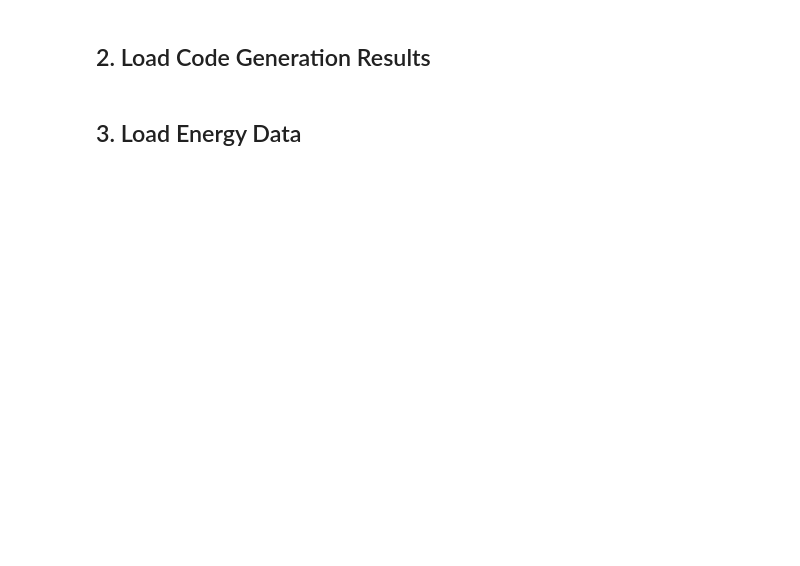
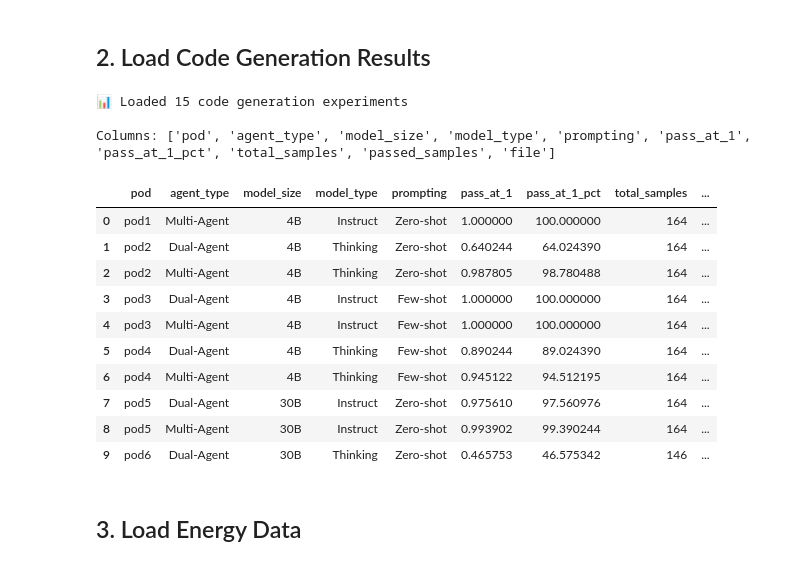
Before and after one commit to unused1/agent-green, a Jupyter notebook: notebooks/rq2_code_generation_analysis.ipynb, the cells around one changed output. Drawn from its saved outputs; the diff is of its cells as text; code cells hidden in the pictures; blank space fills up the shorter version.

```diff
--- a/notebooks/rq2_code_generation_analysis.ipynb
+++ b/notebooks/rq2_code_generation_analysis.ipynb
@@ -72,37 +76,59 @@ for pod_name, config in pod_configs.items():
     ma_files = list(pod_dir.glob('MA-code-*_evaluation.json'))
 
     for file in da_files + ma_files:
         agent_type = 'Dual-Agent' if 'DA-' in file.name else 'Multi-Agent'
 
         # Load evaluation JSON
         with open(file, 'r') as f:
             eval_data = json.load(f)
 
-        # Extract Pass@1 score
-        pass_at_1 = eval_data.get('pass@1', eval_data.get('pass_at_1', 0))
-        total_samples = eval_data.get('total_samples', eval_data.get('n', 0))
-        passed_samples = eval_data.get('passed', eval_data.get('c', 0))
+        # Extract Pass@1 score from metrics (nested structure)
+        if 'metrics' in eval_data:
+            metrics = eval_data['metrics']
+            pass_at_1 = metrics.get('pass@1', metrics.get('pass_at_1', 0))
+            total_samples = metrics.get('total_samples', metrics.get('n', 0))
+            passed_samples = metrics.get('passed_samples', metrics.get('c', 0))
+        else:
+            # Fallback to top-level (older format)
+            pass_at_1 = eval_data.get('pass@1', eval_data.get('pass_at_1', 0))
+            total_samples = eval_data.get('total_samples', eval_data.get('n', 0))
+            passed_samples = eval_data.get('passed', eval_data.get('c', 0))
 
         result = {
             'pod': pod_name,
             'agent_type': agent_type,
             'model_size': config['model_size'],
             'model_type': config['model_type'],
             'prompting': config['prompting'],
             'pass_at_1': pass_at_1,
             'pass_at_1_pct': pass_at_1 * 100,
             'total_samples': total_samples,
             'passed_samples': passed_samples,
             'file': file.name
         }
         all_results.append(result)
 
 # Create DataFrame
 df_code = pd.DataFrame(all_results)
 
 print(f"\n📊 Loaded {len(df_code)} code generation experiments")
 print(f"\nColumns: {list(df_code.columns)}")
 df_code.head(10)
+# %% [output]
+📊 Loaded 15 code generation experiments
+
+Columns: ['pod', 'agent_type', 'model_size', 'model_type', 'prompting', 'pass_at_1', 'pass_at_1_pct', 'total_samples', 'passed_samples', 'file']
+|  | pod | agent_type | model_size | model_type | prompting | pass_at_1 | pass_at_1_pct | total_samples | ... |
+| 0 | pod1 | Multi-Agent | 4B | Instruct | Zero-shot | 1.000000 | 100.000000 | 164 | ... |
+| 1 | pod2 | Dual-Agent | 4B | Thinking | Zero-shot | 0.640244 | 64.024390 | 164 | ... |
+| 2 | pod2 | Multi-Agent | 4B | Thinking | Zero-shot | 0.987805 | 98.780488 | 164 | ... |
+| 3 | pod3 | Dual-Agent | 4B | Instruct | Few-shot | 1.000000 | 100.000000 | 164 | ... |
+| 4 | pod3 | Multi-Agent | 4B | Instruct | Few-shot | 1.000000 | 100.000000 | 164 | ... |
+| 5 | pod4 | Dual-Agent | 4B | Thinking | Few-shot | 0.890244 | 89.024390 | 164 | ... |
+| 6 | pod4 | Multi-Agent | 4B | Thinking | Few-shot | 0.945122 | 94.512195 | 164 | ... |
+| 7 | pod5 | Dual-Agent | 30B | Instruct | Zero-shot | 0.975610 | 97.560976 | 164 | ... |
+| 8 | pod5 | Multi-Agent | 30B | Instruct | Zero-shot | 0.993902 | 99.390244 | 164 | ... |
+| 9 | pod6 | Dual-Agent | 30B | Thinking | Zero-shot | 0.465753 | 46.575342 | 146 | ... |
 # %% [markdown]
 ## 3. Load Energy Data
 # %%
```
Also changed, not shown: parts of 12 cells of this notebook, 2 other files.
